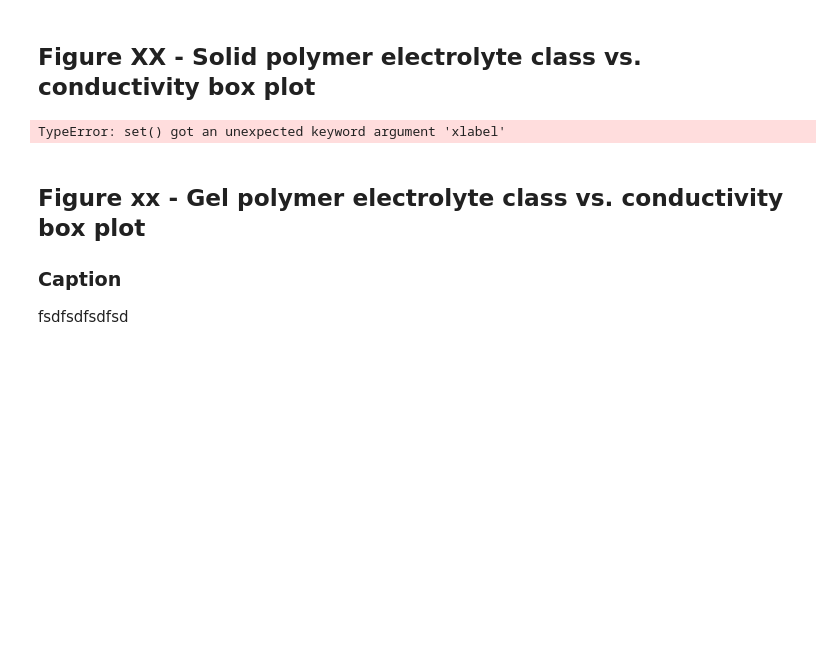
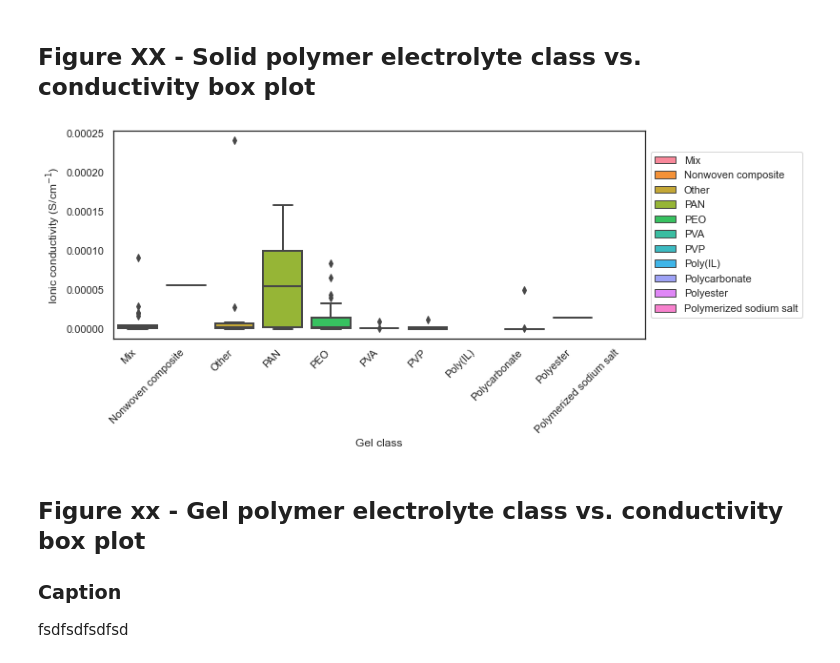
Before and after one commit to jknottUOW/polymer-review-paper, a Jupyter notebook: FIGURES.ipynb, the cells around one changed output. Drawn from its saved outputs; the diff is of its cells as text; code cells hidden in the pictures; blank space fills up the shorter version.

```diff
--- a/FIGURES.ipynb
+++ b/FIGURES.ipynb
@@ -22,26 +22,33 @@ df_GPE.sort_values(by=['class'], inplace=True)
 # %%
 sns.set()
 sns.set_style("white")
 sns.set_context("notebook", rc={'axes.grid': True})
 sns.set_palette('Set1')
 plt.figure(figsize=(10, 4))
 
 SPE_box = sns.boxplot(
-
-)
-sns.set(
+                x='class',
+                y='conductivity_(20-30)degC',
+                hue='class',
+                data=df_SPE,
+                dodge=False,
+                linewidth=2,
+                saturation=1.5,
+                ).set(
     xlabel='Gel class',
-    ylabel='Ionic conductivity at 25-30 $\degree$C (S/cm$^{-1}$)',
+    ylabel='Ionic conductivity (S/cm$^{-1}$)',
     )
 plt.xticks(
     rotation=45,
     horizontalalignment='right',
     )
 
-plt.savefig('\FIGURES\SPE_class-vs-cond_box.svg',
+plt.legend(loc='center left', bbox_to_anchor=(1, 0.5), ncol=1)
+
+plt.savefig('.\FIGURES\SPE_class-vs-cond_box.svg',
            transparent=False)
 # %% [output]
-TypeError: set() got an unexpected keyword argument 'xlabel'
+[figure, added]
 # %% [markdown]
 ## Figure xx - Gel polymer electrolyte class vs. conductivity box plot
 
```
Also changed, not shown: parts of 6 cells of this notebook, 6 other files.
